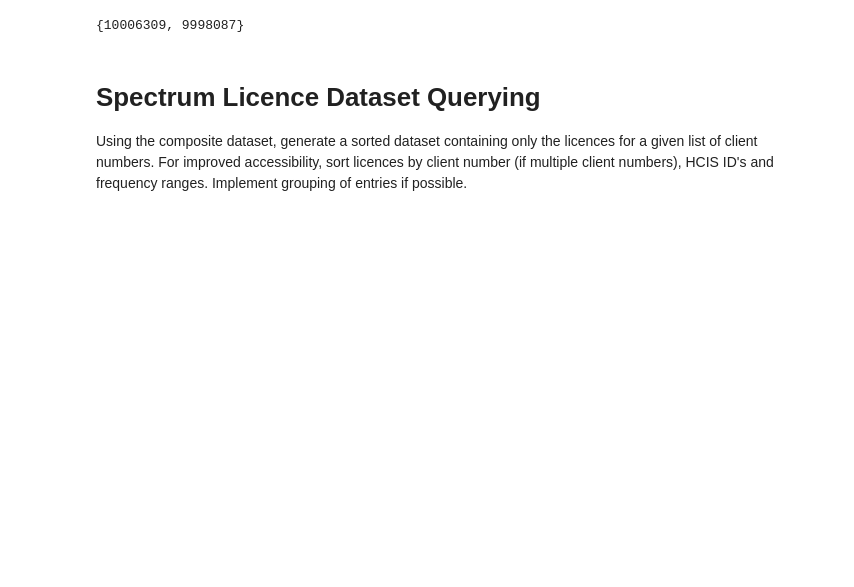
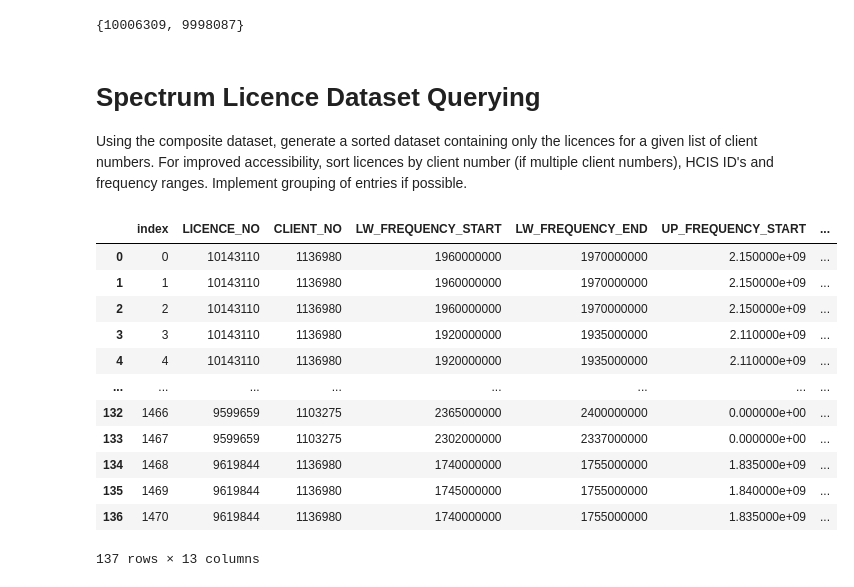
Before and after one commit to navnith-reddy/SpectrumNavigator, a Jupyter notebook: specNav.ipynb, the cells around one changed output. Saved outputs shown, nothing was run; the diff lists cells and outputs as text; code cells hidden in the pictures; blank space fills up the shorter version.

Commit message:
Added clientSearch function

```diff
--- a/specNav.ipynb
+++ b/specNav.ipynb
@@ -20,7 +20,7 @@ import numpy as np
 # -----------------
 
 # From licence database, create dataset for spectrum licences
-licence = pd.read_csv('licence.csv')
+licence = pd.read_csv('RRL/licence.csv')
 
 
 # Column tidy
@@ -59,7 +59,7 @@ specLicence
 166 rows × 4 columns
 # %%
 # Frequency dataset
-freq = pd.read_csv('auth_spectrum_freq.csv')
+freq = pd.read_csv('RRL/auth_spectrum_freq.csv')
 freq = freq.astype({'LICENCE_NO':'int64'})
 freq
 # %% [output]
@@ -78,7 +78,7 @@ freq
 1473 rows × 7 columns
 # %%
 # HCIS codes for frequency ranges
-area = pd.read_csv('auth_spectrum_area.csv')
+area = pd.read_csv('RRL/auth_spectrum_area.csv')
 area = area.astype({'LICENCE_NO':'int64'})
 area
 # %% [output]
@@ -165,3 +165,42 @@ print(set2 - set1)
 # %% [markdown]
 # Spectrum Licence Dataset Querying
 Using the composite dataset, generate a sorted dataset containing only the licences for a given list of client numbers. For improved accessibility, sort licences by client number (if multiple client numbers), HCIS ID's and frequency ranges. Implement grouping of entries if possible.
+# %%
+from http import client
+
+
+def clientSearch(SpecData, clientIDs):
+
+    # Parse inputs
+    clientIDs = pd.Series(list(clientIDs.split(',')))
+    clientIDs = clientIDs.astype('int64')
+
+    # Input verification
+
+    # Search spectrum dataset
+    clientData = SpecData[SpecData['CLIENT_NO'].isin(clientIDs)]
+    clientData.reset_index(inplace=True)
+
+    # No spectrum licences for given client number found
+
+    return clientData
+
+clientIDs = "1136980,1104504,1103275"
+
+data = clientSearch (SpecData, clientIDs)
+
+data
+# %% [output]
+|  | index | LICENCE_NO | CLIENT_NO | LW_FREQUENCY_START | LW_FREQUENCY_END | UP_FREQUENCY_START | ... |
+| 0 | 0 | 10143110 | 1136980 | 1960000000 | 1970000000 | 2.150000e+09 | ... |
+| 1 | 1 | 10143110 | 1136980 | 1960000000 | 1970000000 | 2.150000e+09 | ... |
+| 2 | 2 | 10143110 | 1136980 | 1960000000 | 1970000000 | 2.150000e+09 | ... |
+| 3 | 3 | 10143110 | 1136980 | 1920000000 | 1935000000 | 2.110000e+09 | ... |
+| 4 | 4 | 10143110 | 1136980 | 1920000000 | 1935000000 | 2.110000e+09 | ... |
+| ... | ... | ... | ... | ... | ... | ... | ... |
+| 132 | 1466 | 9599659 | 1103275 | 2365000000 | 2400000000 | 0.000000e+00 | ... |
+| 133 | 1467 | 9599659 | 1103275 | 2302000000 | 2337000000 | 0.000000e+00 | ... |
+| 134 | 1468 | 9619844 | 1136980 | 1740000000 | 1755000000 | 1.835000e+09 | ... |
+| 135 | 1469 | 9619844 | 1136980 | 1745000000 | 1755000000 | 1.840000e+09 | ... |
+| 136 | 1470 | 9619844 | 1136980 | 1740000000 | 1755000000 | 1.835000e+09 | ... |
+137 rows × 13 columns
```
Also changed, not shown: parts of 1 cell of this notebook, 3 other files.
